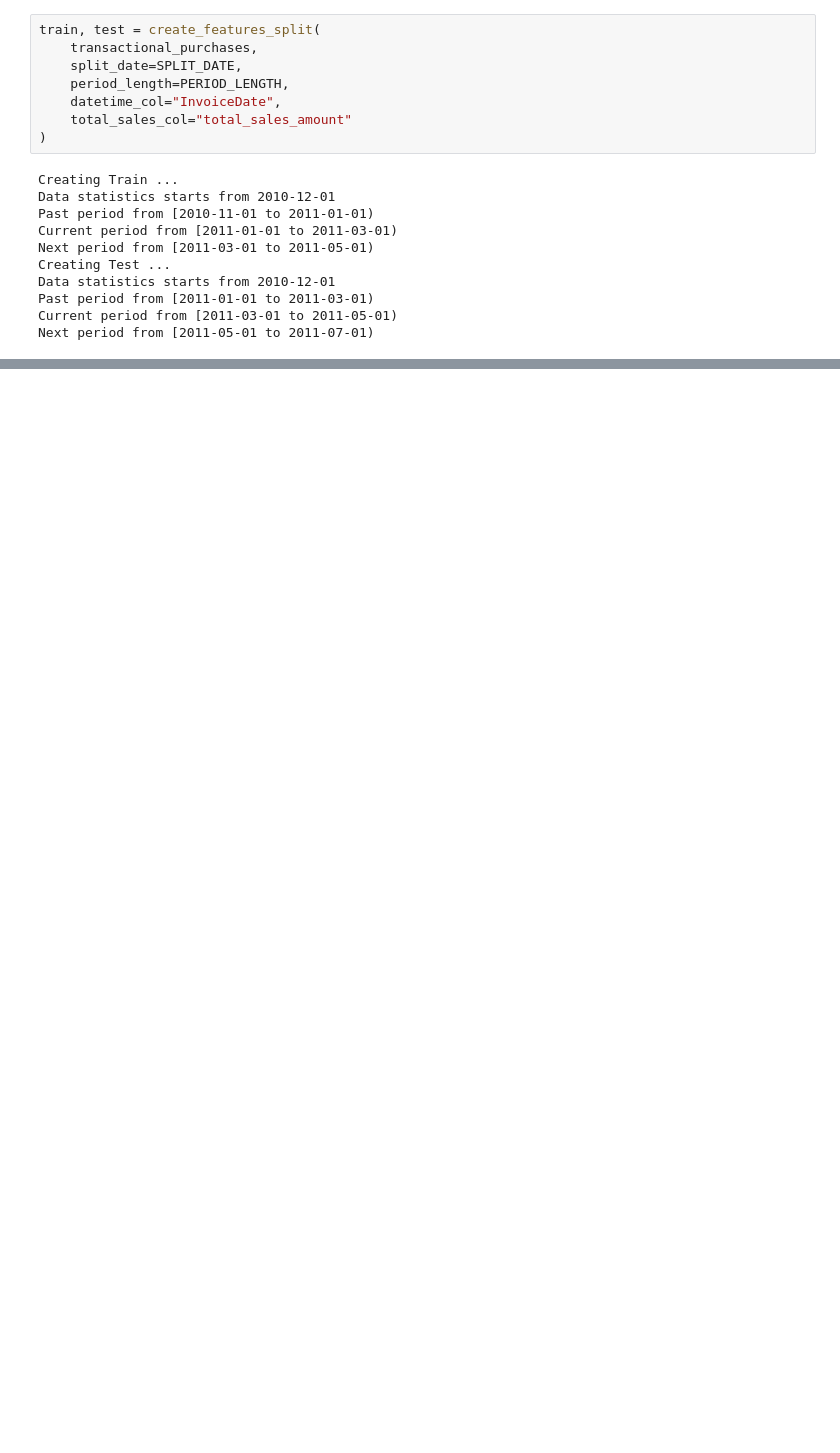
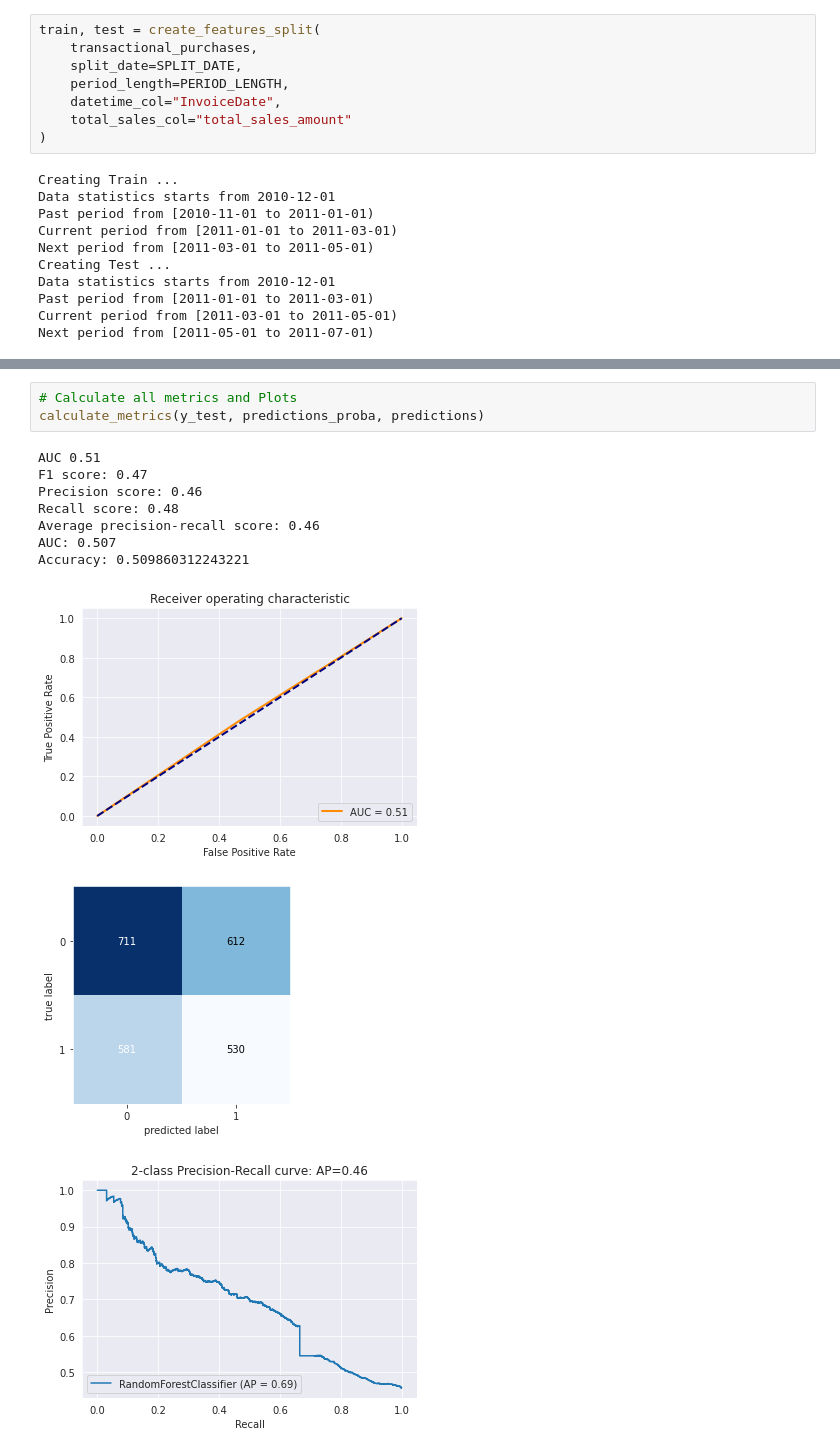
Before and after one commit to jmarrietar/mineria-de-datos, a Jupyter notebook: [Proyecto] Clasificacion.ipynb, the cells around one changed output, grey strips where cells are left out. Drawn from its saved outputs; the diff is of its cells as text; blank space fills up the shorter version.

```diff
--- a/[Proyecto] Clasificacion.ipynb
+++ b/[Proyecto] Clasificacion.ipynb
@@ -453,0 +473,14 @@ XGBClassifier(base_score=0.5, booster='gbtree', colsample_bylevel=1,
+# %%
+# Calculate all metrics and Plots
+calculate_metrics(y_test, predictions_proba, predictions)
+# %% [output]
+AUC 0.51
+F1 score: 0.47
+Precision score: 0.46
+Recall score: 0.48
+Average precision-recall score: 0.46
+AUC: 0.507
+Accuracy: 0.509860312243221
+[figure, added]
+[figure, added]
+[figure, added]
```
Also changed, not shown: parts of 67 cells of this notebook.
